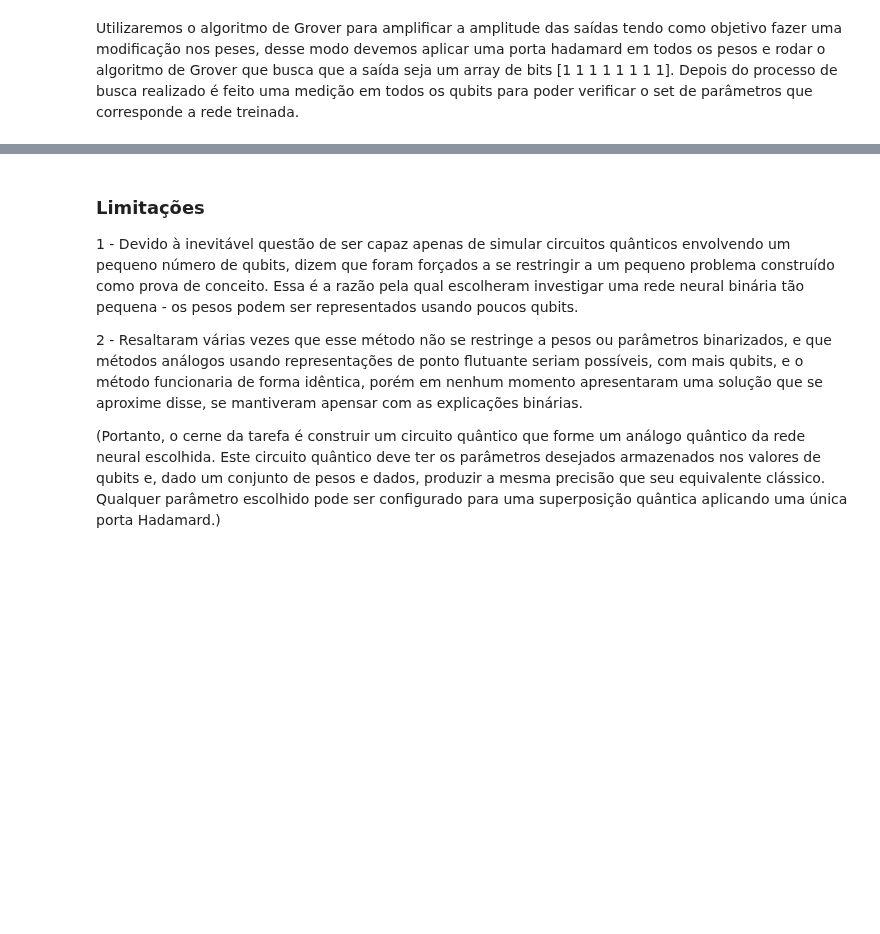
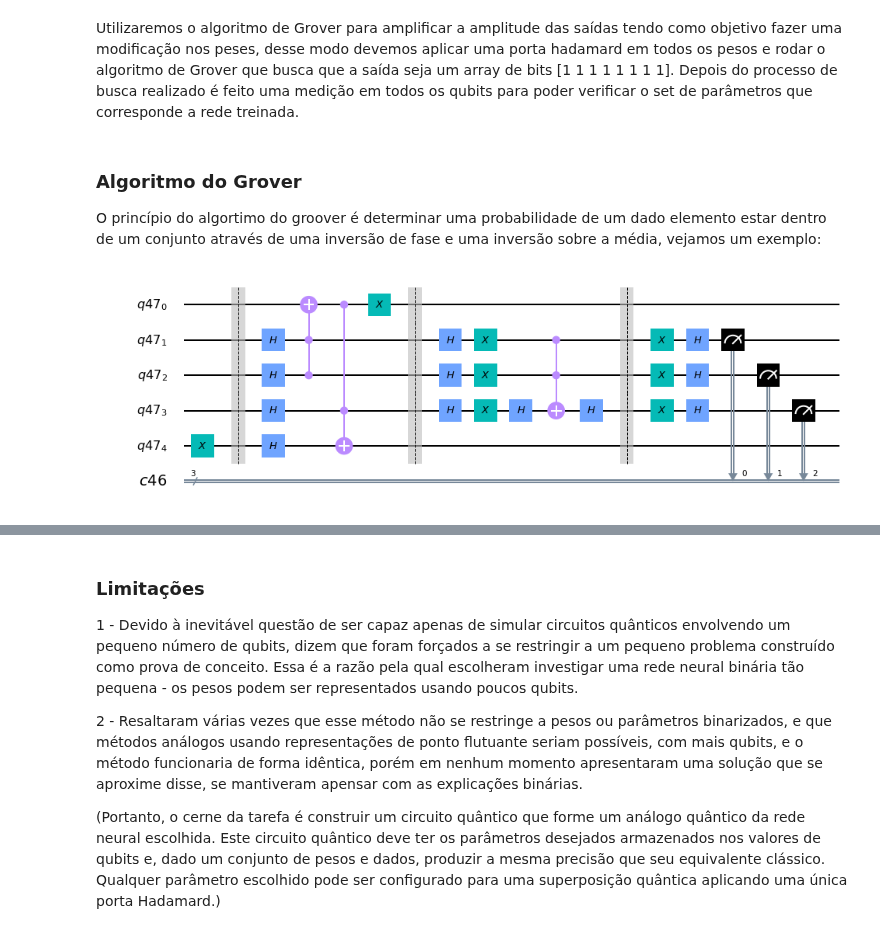
Before and after one commit to adjs/comp-quantica, a Jupyter notebook: projetos/2019-05/Resumo Artigo Sobre QBNN.ipynb, the cells around one changed output, grey strips where cells are left out. Drawn from its saved outputs; the diff is of its cells as text; code cells hidden in the pictures; blank space fills up the shorter version.

Commit message:
groover

```diff
--- a/projetos/2019-05/Resumo Artigo Sobre QBNN.ipynb
+++ b/projetos/2019-05/Resumo Artigo Sobre QBNN.ipynb
@@ -776,3 +776,35 @@ def createNeuralNetwork(circuit, qWI, c, qtdInputs, inputs, output):
     # -----------------------------------------
     # Ver o circuit desenhado
     return circuit
+# %% [markdown]
+### Algoritmo do Grover
+
+O princípio do algortimo do groover é determinar uma probabilidade de um dado elemento estar dentro de um conjunto através de uma inversão de fase e uma inversão sobre a média, vejamos um exemplo:
+# %%
+qRegisters = QuantumRegister(5)
+cRegisters = ClassicalRegister(3)
+circuitGroverExample = QuantumCircuit(qRegisters,cRegisters)
+circuitGroverExample.x(qRegisters[4])
+circuitGroverExample.barrier()
+circuitGroverExample.h(qRegisters[1:])
+
+for i in range(1):
+    """MCT => necessita ser >= len(qubits de controle) - 2"""
+    #circuitGroverExample.mct(qRegisters[1:4], qRegisters[4], qRegisters[0:1])
+    circuitGroverExample.ccx(qRegisters[1], qRegisters[2], qRegisters[0])
+    circuitGroverExample.ccx(qRegisters[0], qRegisters[3], qRegisters[4])
+    circuitGroverExample.x(qRegisters[0])
+    circuitGroverExample.barrier()
+    circuitGroverExample.h(qRegisters[1:4])
+    circuitGroverExample.x(qRegisters[1:4])
+    circuitGroverExample.h(qRegisters[3])
+    circuitGroverExample.ccx(qRegisters[1], qRegisters[2], qRegisters[3])
+    circuitGroverExample.h(qRegisters[3])
+    circuitGroverExample.barrier()
+    circuitGroverExample.x(qRegisters[1:4])
+    circuitGroverExample.h(qRegisters[1:4])
+
+circuitGroverExample.measure(qRegisters[1:4], cRegisters[0:3])
+circuitGroverExample.draw(output="mpl")
+# %% [output]
+[figure, added]
```
Also changed, not shown: parts of 4 cells of this notebook.
